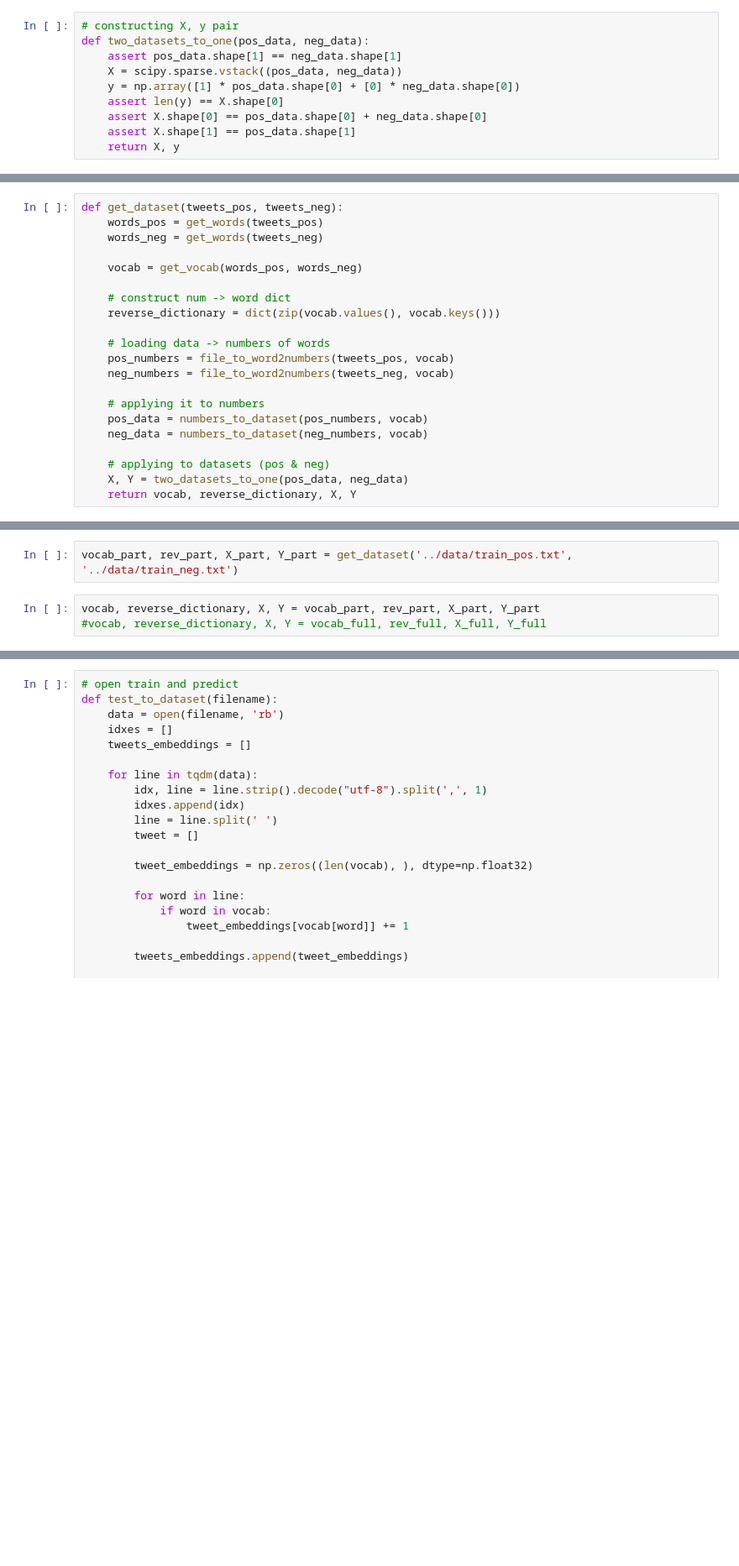
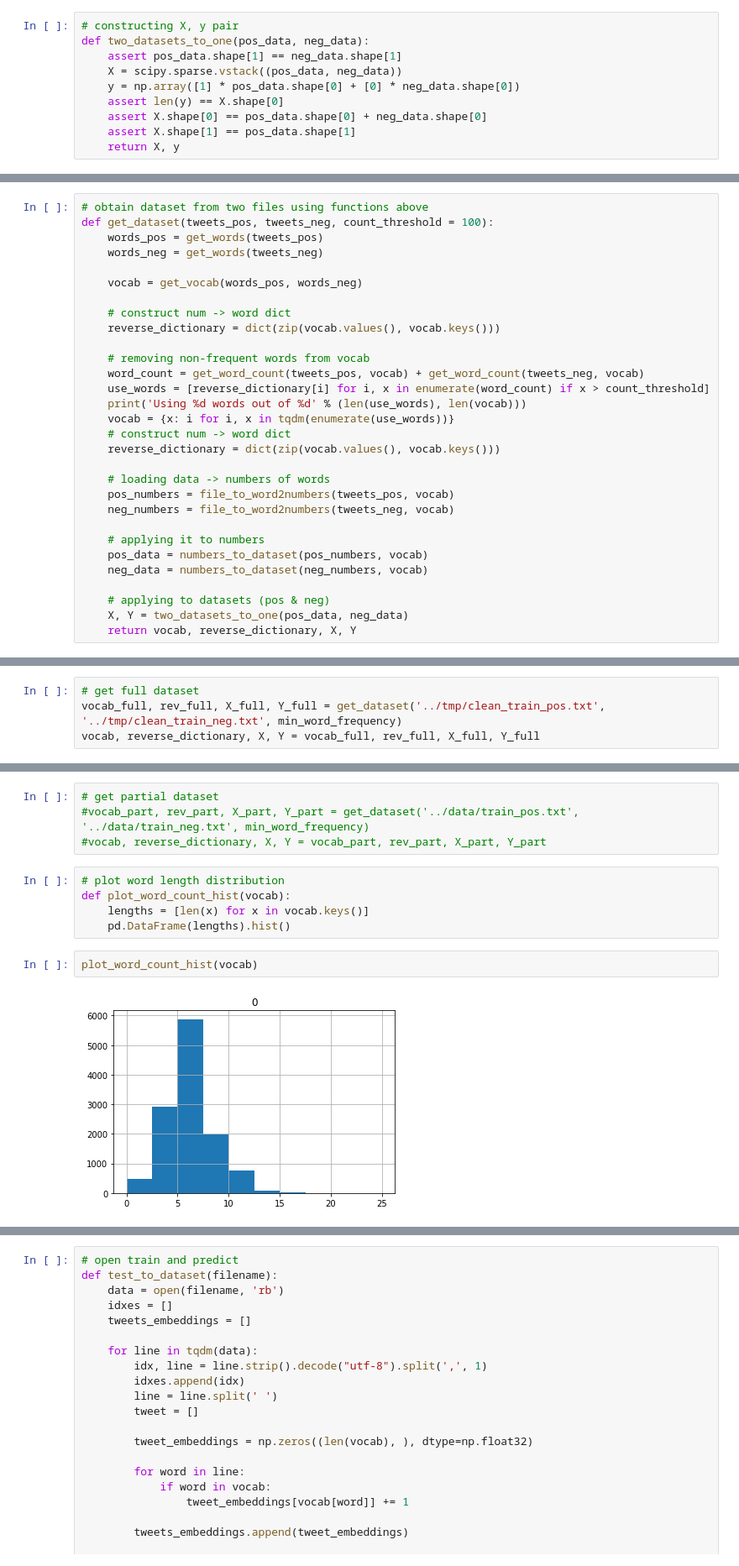
Before and after one commit to EPFLMachineLearningTeamYoor/Project02, a Jupyter notebook: word_count/classify_word_count_full_all_cleaned.ipynb, the cells around one changed output, grey strips where cells are left out. Shown: that part at 84% size. Cells and saved outputs as stored; diff of their text form; blank space fills up the shorter version.

Commit message:
Add cleaned data classification

```diff
--- a/word_count/classify_word_count_full_all_cleaned.ipynb
+++ b/word_count/classify_word_count_full_all_cleaned.ipynb
@@ -69,10 +88,19 @@ def two_datasets_to_one(pos_data, neg_data):
 # %%
-def get_dataset(tweets_pos, tweets_neg):
+# obtain dataset from two files using functions above
+def get_dataset(tweets_pos, tweets_neg, count_threshold = 100):
     words_pos = get_words(tweets_pos)
     words_neg = get_words(tweets_neg)
 
     vocab = get_vocab(words_pos, words_neg)
 
+    # construct num -> word dict
+    reverse_dictionary = dict(zip(vocab.values(), vocab.keys()))
+
+    # removing non-frequent words from vocab
+    word_count = get_word_count(tweets_pos, vocab) + get_word_count(tweets_neg, vocab)
+    use_words = [reverse_dictionary[i] for i, x in enumerate(word_count) if x > count_threshold]
+    print('Using %d words out of %d' % (len(use_words), len(vocab)))
+    vocab = {x: i for i, x in tqdm(enumerate(use_words))}
     # construct num -> word dict
     reverse_dictionary = dict(zip(vocab.values(), vocab.keys()))
 
@@ -91,0 +118,4 @@ def get_dataset(tweets_pos, tweets_neg):
+# %%
+# get full dataset
+vocab_full, rev_full, X_full, Y_full = get_dataset('../tmp/clean_train_pos.txt', '../tmp/clean_train_neg.txt', min_word_frequency)
+vocab, reverse_dictionary, X, Y = vocab_full, rev_full, X_full, Y_full
@@ -92,6 +124,14 @@ def get_dataset(tweets_pos, tweets_neg):
 # %%
-vocab_part, rev_part, X_part, Y_part = get_dataset('../data/train_pos.txt', '../data/train_neg.txt')
+# get partial dataset
+#vocab_part, rev_part, X_part, Y_part = get_dataset('../data/train_pos.txt', '../data/train_neg.txt', min_word_frequency)
+#vocab, reverse_dictionary, X, Y = vocab_part, rev_part, X_part, Y_part
-# %%
-vocab, reverse_dictionary, X, Y = vocab_part, rev_part, X_part, Y_part
-#vocab, reverse_dictionary, X, Y = vocab_full, rev_full, X_full, Y_full
+# %%
+# plot word length distribution
+def plot_word_count_hist(vocab):
+    lengths = [len(x) for x in vocab.keys()]
+    pd.DataFrame(lengths).hist()
+# %%
+plot_word_count_hist(vocab)
+# %% [output]
+[figure, added]
 # %%
```
Also changed, not shown: parts of 30 cells of this notebook, 1 other file.
